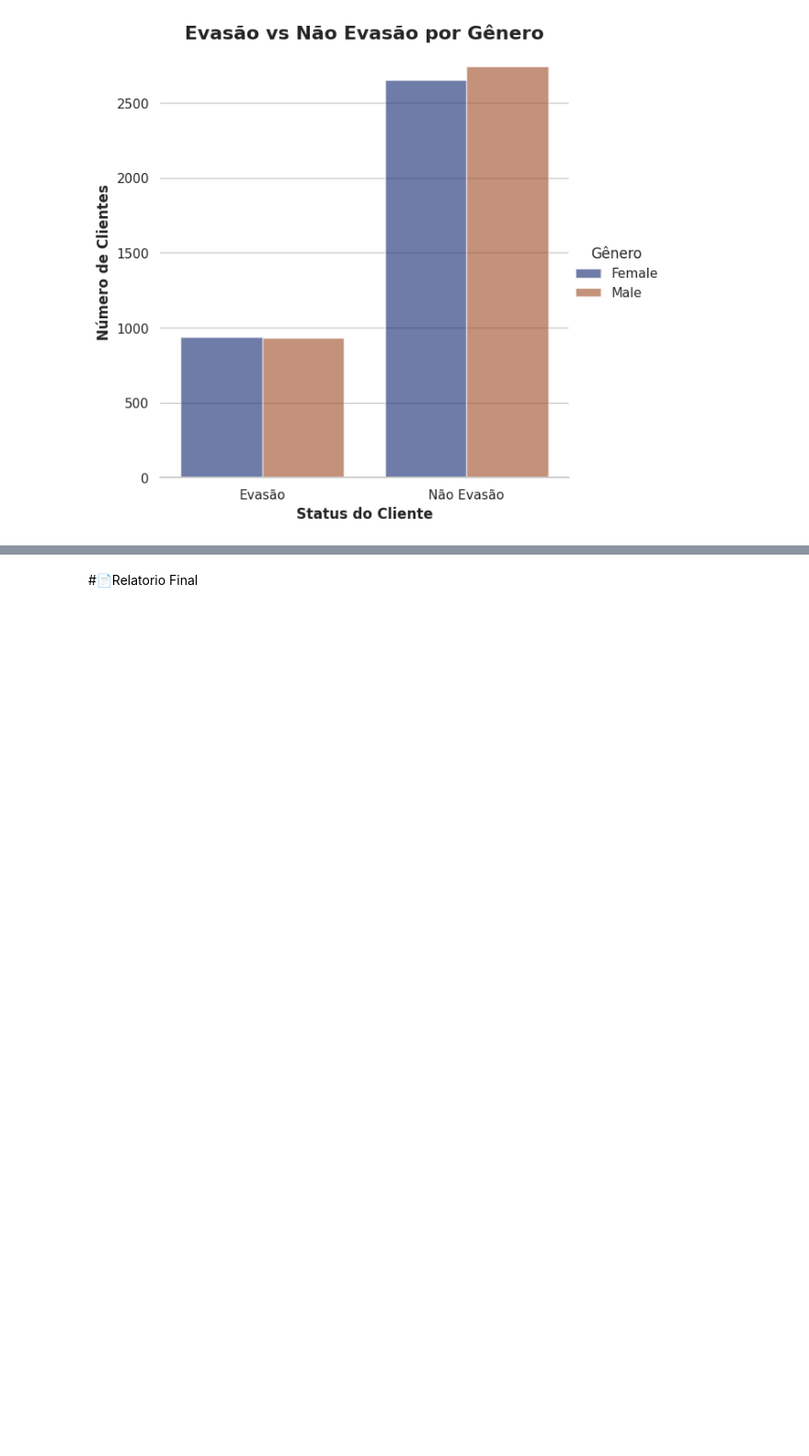
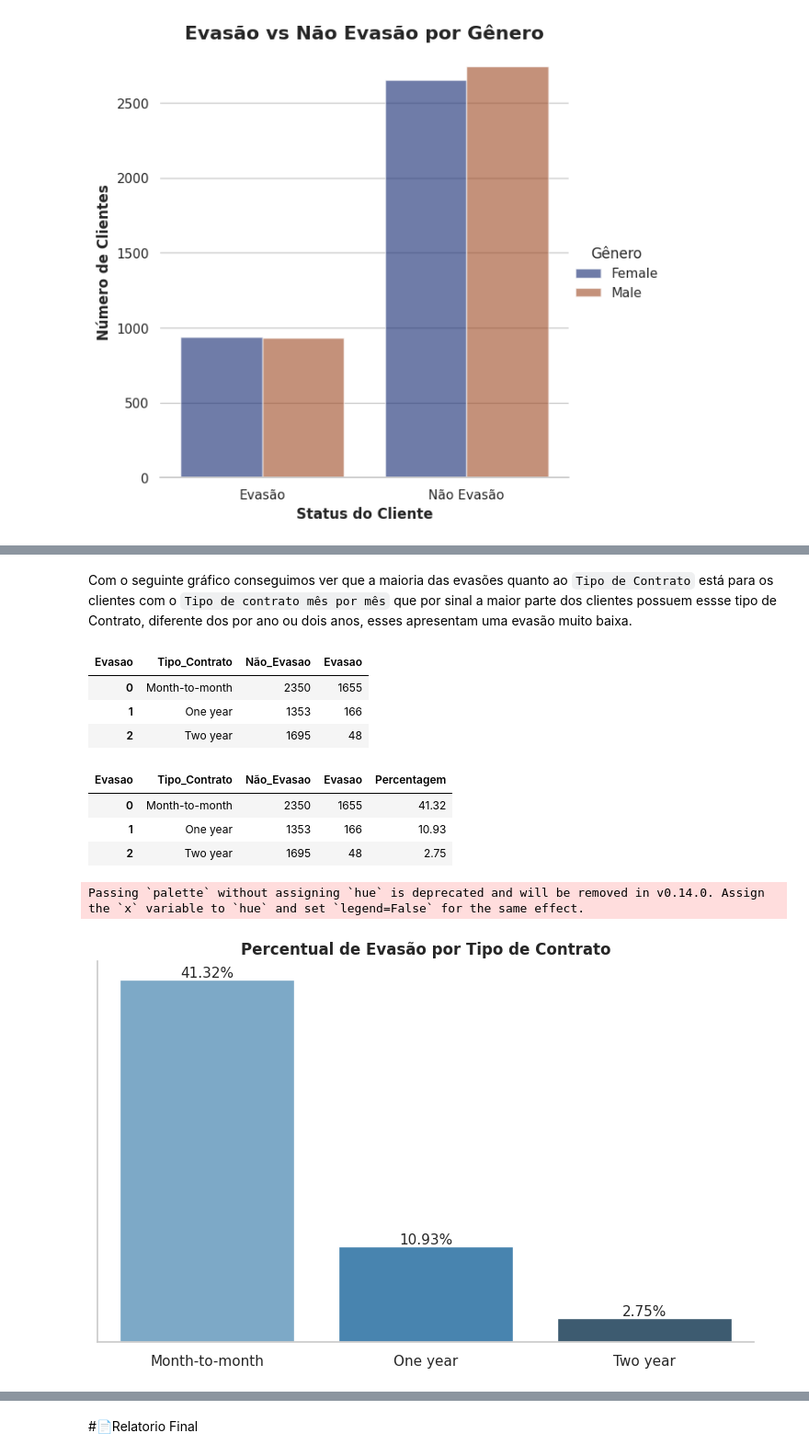
Before and after one commit to Enoque12/Analise_TelecomX_Challenge2, a Jupyter notebook: TelecomX_BR.ipynb, the cells around one changed output, grey strips where cells are left out. Shown at 92% size. Saved outputs shown, nothing was run; the diff lists cells and outputs as text; code cells hidden in the pictures; blank space fills up the shorter version.

```diff
--- a/TelecomX_BR.ipynb
+++ b/TelecomX_BR.ipynb
@@ -525,0 +611,2 @@ plt.show()
+# %%
+df_tipocontrato_percentual = df_tipocontrato.copy()
@@ -525,0 +663,55 @@ plt.show()
+# %% [markdown]
+Com o seguinte gráfico conseguimos ver que a maioria das evasões quanto ao `Tipo de Contrato` está para os clientes com o `Tipo de contrato mês por mês` que por sinal a maior parte dos clientes possuem essse tipo de Contrato, diferente dos por ano ou dois anos, esses apresentam uma evasão muito baixa.
+# %%
+df_tipocontrato_percentual
+# %% [output]
+| Evasao | Tipo_Contrato | Não_Evasao | Evasao |
+| 0 | Month-to-month | 2350 | 1655 |
+| 1 | One year | 1353 | 166 |
+| 2 | Two year | 1695 | 48 |
+# %%
+df_tipocontrato_percentual['Percentagem'] = round(df_tipocontrato_percentual['Evasao'] / (df_tipocontrato_percentual['Evasao'] + df_tipocontrato_percentual['Não_Evasao']) * 100, 2)
+# %%
+df_tipocontrato_percentual
+# %% [output]
+| Evasao | Tipo_Contrato | Não_Evasao | Evasao | Percentagem |
+| 0 | Month-to-month | 2350 | 1655 | 41.32 |
+| 1 | One year | 1353 | 166 | 10.93 |
+| 2 | Two year | 1695 | 48 | 2.75 |
+# %%
+# Criar o catplot
+g = sns.catplot(
+    data=df_tipocontrato_percentual,
+    x='Tipo_Contrato',
+    y='Percentagem',
+    kind='bar',
+    palette='Blues_d',
+    height=5,
+    aspect=1.5
+)
+
+# Acessar o eixo principal para personalizar
+ax = g.ax
+
+# Remover o eixo Y
+ax.set(yticks=[], ylabel='')
+
+# Adicionar rótulos nas barras
+for p in ax.patches:
+    altura = p.get_height()
+    ax.annotate(
+        f'{altura:.2f}%',
+        (p.get_x() + p.get_width() / 2, altura),
+        ha='center',
+        va='bottom',
+        fontsize=11
+    )
+
+# Título e ajustes
+ax.set_title('Percentual de Evasão por Tipo de Contrato', fontweight='bold')
+ax.set_xlabel('')
+plt.tight_layout()
+plt.show()
+# %% [output]
+Passing `palette` without assigning `hue` is deprecated and will be removed in v0.14.0. Assign the `x` variable to `hue` and set `legend=False` for the same effect.
+[figure, added]
```
Also changed, not shown: parts of 43 cells of this notebook.
